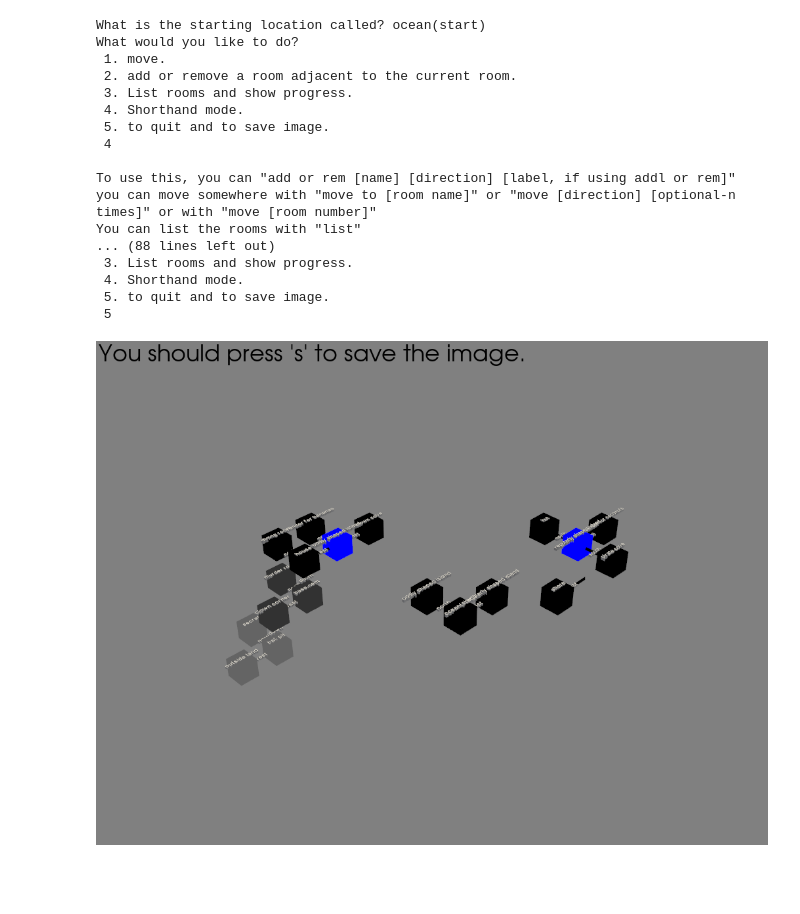
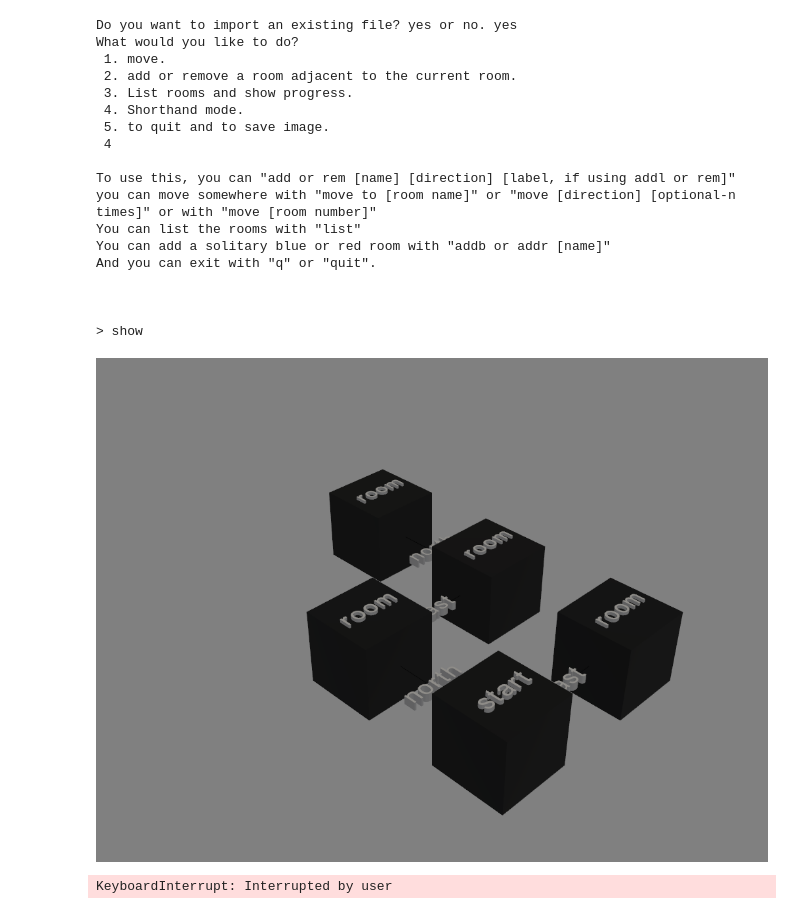
Before and after one commit to AliceMaliceCapalice/Text-Adventure-Engine, a Jupyter notebook: Mapping3d.ipynb, the cells around one changed output. Cells and saved outputs as stored; diff of their text form; code cells hidden in the pictures; blank space fills up the shorter version.

Commit message:
Fixed imports for 3dMapping software

```diff
--- a/Mapping3d.ipynb
+++ b/Mapping3d.ipynb
@@ -1,4 +1,5 @@
 # %%
+#could I merge all the functions with directions?
 import pyvista as pv
 import appdirs
 import PIL
@@ -130,32 +131,48 @@ class Mapping:
         plotter.add_mesh(mesh, color=colour, line_width=5)
 
 def save():
-    plotter.view_isometric()
-    plotter.screenshot("isometric.png")
-    plotter.export_gltf("for3dViewingSoftware.glb")
-    plotter.view_xy()
-    plotter.screenshot("top-down.png")
+    plotter.open_gif("rotating_file.gif", fps=12, mode="V")
     frames = 180
-    plotter.open_gif("rotating_file.gif", fps=12, mode="V")
     angle_per_frame = 360/frames
     for i in range(frames):
         plotter.view_isometric()
         plotter.camera.azimuth=i*angle_per_frame
         plotter.render()
         plotter.write_frame()
+    plotter.view_isometric()
+    plotter.screenshot("isometric.png")
+    plotter.export_gltf("for3dViewingSoftware.gltf", rotate_scene = False)
+    plotter.view_xy()
+    plotter.screenshot("top-down.png")
+    frames = 180
+
     plotter.close()
     return
 
 
 #change this line to alter the image size
-geometry = 1000
+geometry = 0
 plotter = pv.Plotter()
 plotter.set_background("grey")
+pv.OFF_SCREEN=True
+pv.set_jupyter_backend("static")
 card = Mapping(geometry)
-name = input("What is the starting location called?")
-card.addRoom(name, "alone", "none", "black")
-camera = plotter.camera
-camera.azimuth=180
+choice = input("Do you want to import an existing file? yes or no.")
+if choice == "yes":
+    # mesh = pv.read("for3dViewingSoftware.gltf")
+    # mesh.rotate_x(-90, inplace=True)
+    # mesh.rotate_y(180, inplace=True)
+    # mesh.rotate_z(270, inplace=True)
+    # plotter.add_mesh(mesh)
+    plotter.import_gltf("for3dViewingSoftware.gltf")
+    camera = plotter.camera
+    camera.azimuth=180
+else:
+    name = input("What is the starting location called?")
+    card.addRoom(name, "alone", "none", "black")
+    camera = plotter.camera
+    camera.azimuth=180
+plotter.view_isometric()
 while True:
     option = input("What would you like to do?"+
                    "\n 1. move."+
@@ -223,6 +240,8 @@ while True:
                             break
 
                         if("show" in split):
+                            plotter.view_isometric()
+                            camera.azimuth=180
                             plotter.show()
                     if(len(split) >= 2):
                         if(split[0] == "move" and split[1] == "to" and len(split) >= 3):
@@ -273,43 +292,43 @@ while True:
                 break
             case _:
                 print("You input an invalid value")
-pv.OFF_SCREEN=True
-pv.set_jupyter_backend("static")
 #gif
 plotter.view_isometric()
 camera.azimuth=180
 plotter.add_key_event('s', save)
 plotter.add_text("You should press 's' to save the image.")
 plotter.show()
 plotter.screenshot("maps/isometric.png")
-plotter.export_gltf("maps/for3dViewingSoftware.glb")
+plotter.export_gltf("maps/for3dViewingSoftware.gltf", rotate_scene = False)
 plotter.view_xy()
 plotter.screenshot("maps/top-down.png")
 frames = 180
 angle_per_frame = 360/frames
 plotter.open_gif("rotating_file.gif", fps=12, mode="V")
 for i in range(frames):
     plotter.view_isometric()
     plotter.camera.azimuth=i*angle_per_frame
     plotter.render()
     plotter.write_frame()
 plotter.close()
 # %% [output]
-What is the starting location called? ocean(start)
+Do you want to import an existing file? yes or no. yes
 What would you like to do?
  1. move.
  2. add or remove a room adjacent to the current room.
  3. List rooms and show progress.
  4. Shorthand mode.
  5. to quit and to save image.
  4
 
 To use this, you can "add or rem [name] [direction] [label, if using addl or rem]"
 you can move somewhere with "move to [room name]" or "move [direction] [optional-n times]" or with "move [room number]"
 You can list the rooms with "list"
-... (88 lines left out)
- 3. List rooms and show progress.
- 4. Shorthand mode.
- 5. to quit and to save image.
- 5
+You can add a solitary blue or red room with "addb or addr [name]"
+And you can exit with "q" or "quit".
+
+
+
+> show
-[figure, old version]
+[figure, new version]
+KeyboardInterrupt: Interrupted by user
```
Also changed, not shown: 5 other files.
